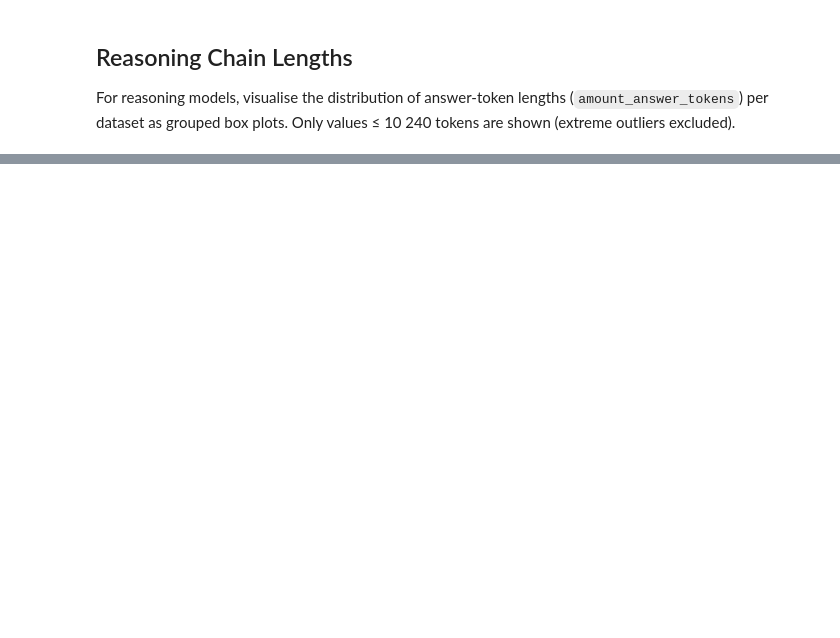
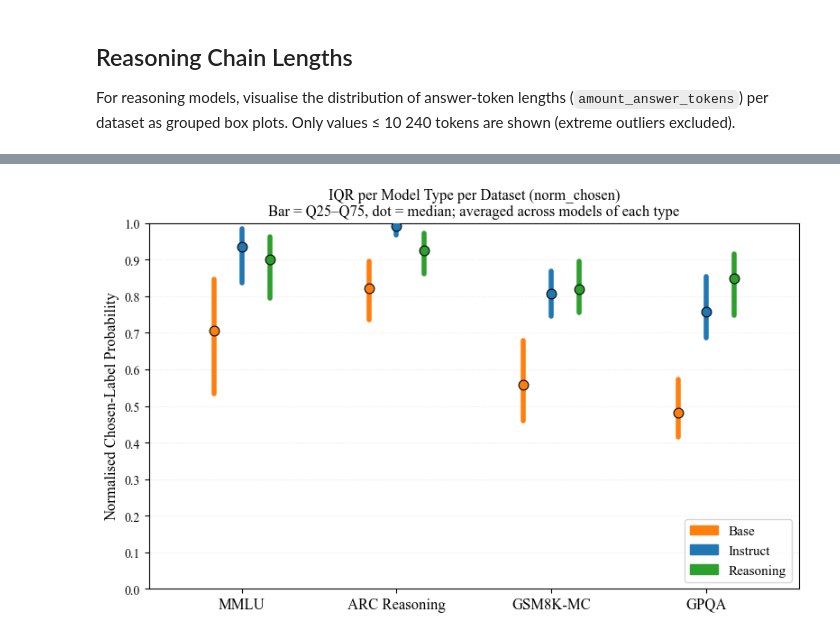
Before and after one commit to muelphil/llm-uncertainty-bench, a Jupyter notebook: llm-uncertainty-bench/label_prob_calibration/analysis.ipynb, the cells around one changed output, grey strips where cells are left out. Cells and saved outputs as stored; diff of their text form; code cells hidden in the pictures; blank space fills up the shorter version.

```diff
--- a/llm-uncertainty-bench/label_prob_calibration/analysis.ipynb
+++ b/llm-uncertainty-bench/label_prob_calibration/analysis.ipynb
@@ -1088,0 +894,14 @@ plt.show()
+# %%
+from analysis_utils.plot_score_iqr import plot_score_iqr
+
+apply_matplotlib_defaults()
+_fig_iqr = plot_score_iqr(
+    cal_data=cal_data,
+    models=models,
+    prompt_designs=prompt_designs,
+    target_datasets=_dist_target_datasets,
+    figures_dir=FIGURES_DIR,
+)
+plt.show()
+# %% [output]
+[figure, added]
```
Also changed, not shown: parts of 27 cells of this notebook, 2 other files.
